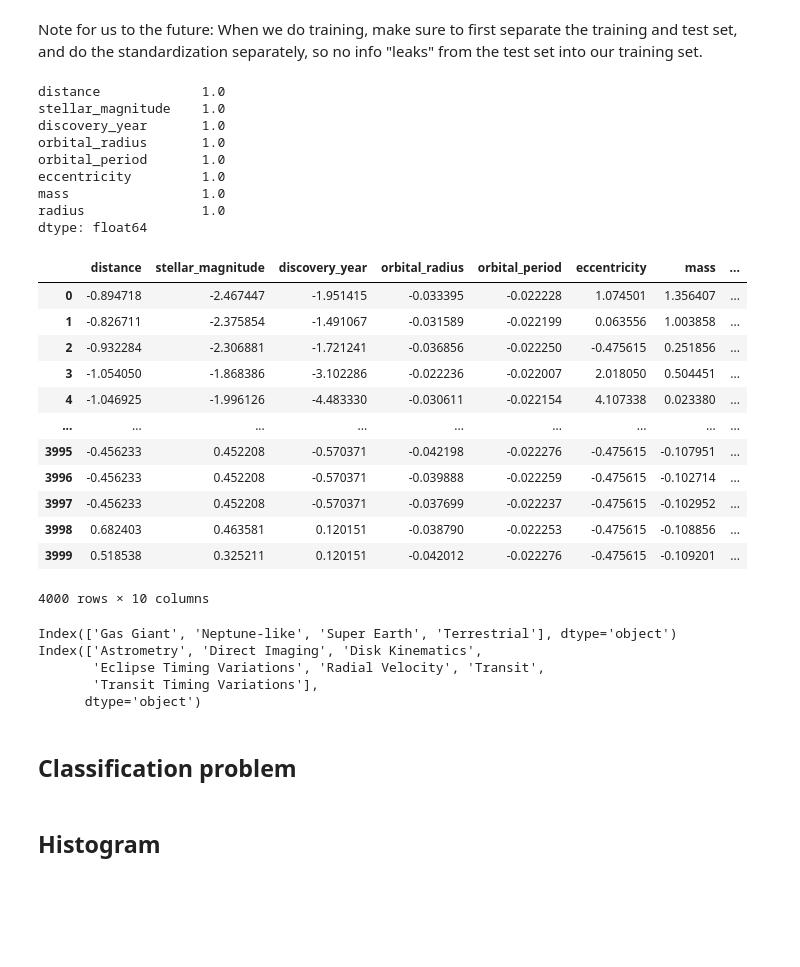
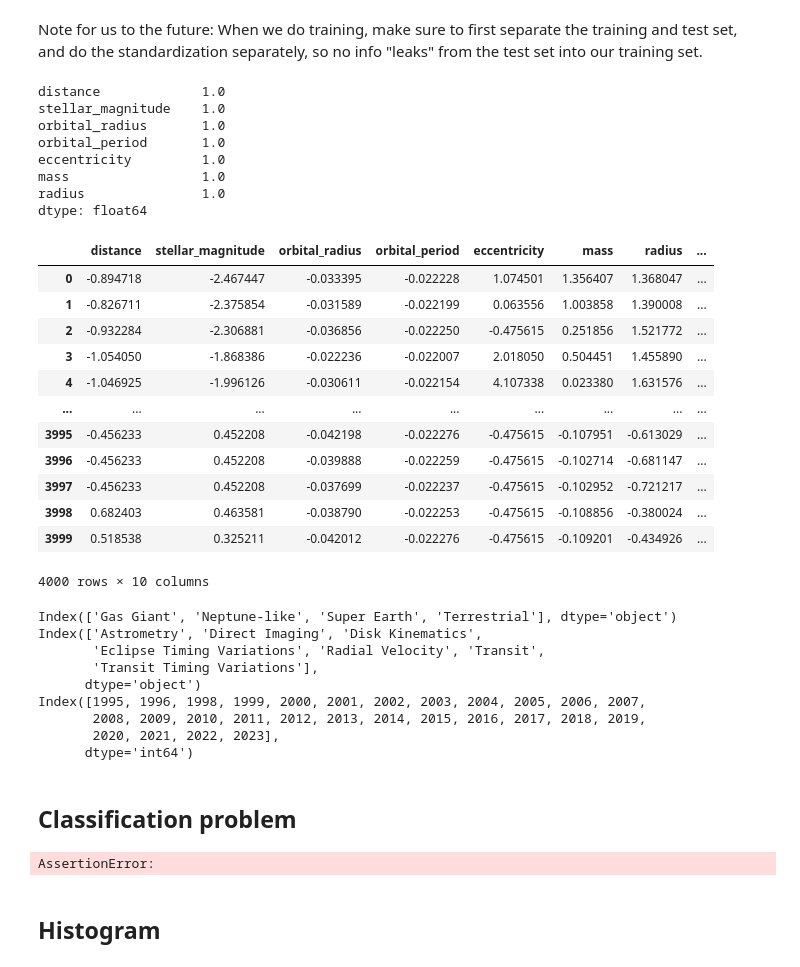
Before and after one commit to lelegod/ml_project, a Jupyter notebook: project1.ipynb, the cells around one changed output. Drawn from its saved outputs; the diff is of its cells as text; code cells hidden in the pictures; blank space fills up the shorter version.

```diff
--- a/project1.ipynb
+++ b/project1.ipynb
@@ -90,55 +91,62 @@ Note for us to the future: When we do training, make sure to first separate the
 # %%
 
 planet_type = df["planet_type"]
 encoded_df = df.copy()
 #we encode the categorical variables, to make it digestable for the training stage later
 encoded_df["detection_method"] = encoded_df["detection_method"].astype("category").cat.codes
 encoded_df["planet_type"] = encoded_df["planet_type"].astype("category").cat.codes
+encoded_df["discovery_year"] = encoded_df["discovery_year"].astype("category").cat.codes
 
 #we have a separate df, so that the standardization is only done for the non-categorical variables
-df_without_type = encoded_df.drop(["planet_type", "detection_method"] , axis=1)
+df_without_type = encoded_df.drop(["planet_type", "detection_method", "discovery_year"] , axis=1)
 
 df_std = (df_without_type - np.mean(df_without_type, axis=0)) / np.std(df_without_type, axis=0)
 print(np.std(df_std, axis=0))
 
 #we add back everything
 df_std["planet_type"] = encoded_df["planet_type"]
 df_std["detection_method"] = encoded_df["detection_method"]
+df_std["discovery_year"] = encoded_df["discovery_year"]
 df_std
 # %% [output]
 distance             1.0
 stellar_magnitude    1.0
-discovery_year       1.0
 orbital_radius       1.0
 orbital_period       1.0
 eccentricity         1.0
 mass                 1.0
 radius               1.0
 dtype: float64
-|  | distance | stellar_magnitude | discovery_year | orbital_radius | orbital_period | eccentricity | mass | ... |
-| 0 | -0.894718 | -2.467447 | -1.951415 | -0.033395 | -0.022228 | 1.074501 | 1.356407 | ... |
-| 1 | -0.826711 | -2.375854 | -1.491067 | -0.031589 | -0.022199 | 0.063556 | 1.003858 | ... |
-| 2 | -0.932284 | -2.306881 | -1.721241 | -0.036856 | -0.022250 | -0.475615 | 0.251856 | ... |
-| 3 | -1.054050 | -1.868386 | -3.102286 | -0.022236 | -0.022007 | 2.018050 | 0.504451 | ... |
-| 4 | -1.046925 | -1.996126 | -4.483330 | -0.030611 | -0.022154 | 4.107338 | 0.023380 | ... |
+|  | distance | stellar_magnitude | orbital_radius | orbital_period | eccentricity | mass | radius | ... |
+| 0 | -0.894718 | -2.467447 | -0.033395 | -0.022228 | 1.074501 | 1.356407 | 1.368047 | ... |
+| 1 | -0.826711 | -2.375854 | -0.031589 | -0.022199 | 0.063556 | 1.003858 | 1.390008 | ... |
+| 2 | -0.932284 | -2.306881 | -0.036856 | -0.022250 | -0.475615 | 0.251856 | 1.521772 | ... |
+| 3 | -1.054050 | -1.868386 | -0.022236 | -0.022007 | 2.018050 | 0.504451 | 1.455890 | ... |
+| 4 | -1.046925 | -1.996126 | -0.030611 | -0.022154 | 4.107338 | 0.023380 | 1.631576 | ... |
 | ... | ... | ... | ... | ... | ... | ... | ... | ... |
-| 3995 | -0.456233 | 0.452208 | -0.570371 | -0.042198 | -0.022276 | -0.475615 | -0.107951 | ... |
-| 3996 | -0.456233 | 0.452208 | -0.570371 | -0.039888 | -0.022259 | -0.475615 | -0.102714 | ... |
-| 3997 | -0.456233 | 0.452208 | -0.570371 | -0.037699 | -0.022237 | -0.475615 | -0.102952 | ... |
-| 3998 | 0.682403 | 0.463581 | 0.120151 | -0.038790 | -0.022253 | -0.475615 | -0.108856 | ... |
-| 3999 | 0.518538 | 0.325211 | 0.120151 | -0.042012 | -0.022276 | -0.475615 | -0.109201 | ... |
+| 3995 | -0.456233 | 0.452208 | -0.042198 | -0.022276 | -0.475615 | -0.107951 | -0.613029 | ... |
+| 3996 | -0.456233 | 0.452208 | -0.039888 | -0.022259 | -0.475615 | -0.102714 | -0.681147 | ... |
+| 3997 | -0.456233 | 0.452208 | -0.037699 | -0.022237 | -0.475615 | -0.102952 | -0.721217 | ... |
+| 3998 | 0.682403 | 0.463581 | -0.038790 | -0.022253 | -0.475615 | -0.108856 | -0.380024 | ... |
+| 3999 | 0.518538 | 0.325211 | -0.042012 | -0.022276 | -0.475615 | -0.109201 | -0.434926 | ... |
 4000 rows × 10 columns
 # %%
 planet_cats = df["planet_type"].astype("category")
 print(planet_cats.cat.categories)
 detection_cats = df["detection_method"].astype("category")
 print(detection_cats.cat.categories)
+discovery_cats = df["discovery_year"].astype("category")
+print(discovery_cats.cat.categories)
 # %% [output]
 Index(['Gas Giant', 'Neptune-like', 'Super Earth', 'Terrestrial'], dtype='object')
 Index(['Astrometry', 'Direct Imaging', 'Disk Kinematics',
        'Eclipse Timing Variations', 'Radial Velocity', 'Transit',
        'Transit Timing Variations'],
       dtype='object')
+Index([1995, 1996, 1998, 1999, 2000, 2001, 2002, 2003, 2004, 2005, 2006, 2007,
+       2008, 2009, 2010, 2011, 2012, 2013, 2014, 2015, 2016, 2017, 2018, 2019,
+       2020, 2021, 2022, 2023],
+      dtype='int64')
 # %% [markdown]
 ## Classification problem
 # %%
@@ -147,6 +155,8 @@ y_classification = df_std["planet_type"]
 
 assert X_classification.shape == (num_obeservation, 9)
 assert y_classification.shape == (num_obeservation,)
+# %% [output]
+AssertionError:
 # %% [markdown]
 ## Histogram
 # %%
```
Also changed, not shown: parts of 22 cells of this notebook.
